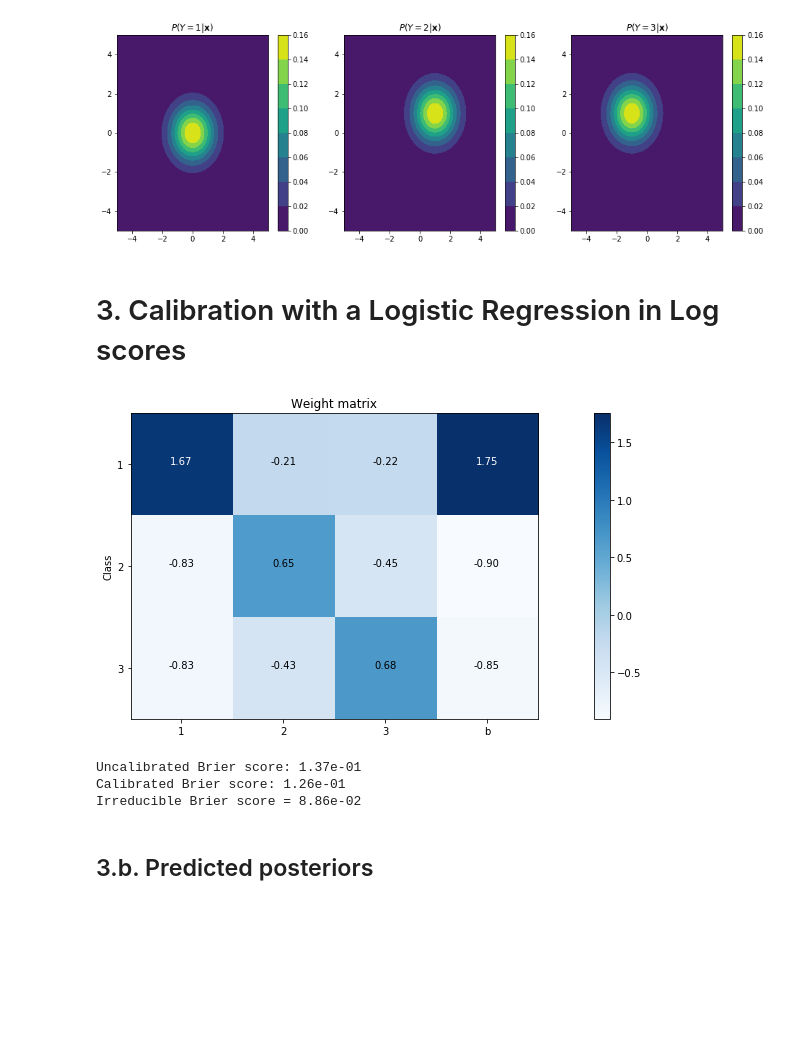
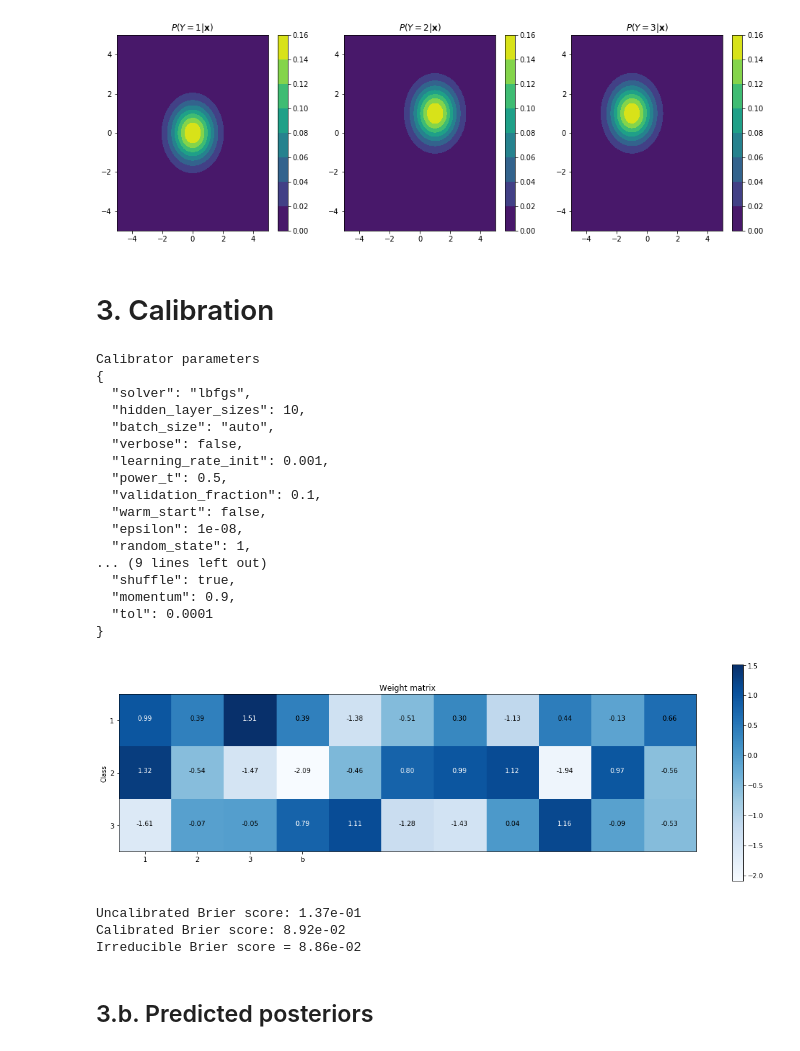
Before and after one commit to dirichletcal/experiments_neurips, a Jupyter notebook: notebooks/synthetic_data_gaussian_mixture_example.ipynb, the cells around one changed output. Drawn from its saved outputs; the diff is of its cells as text; code cells hidden in the pictures; blank space fills up the shorter version.

Commit message:
Added more complex calibrator

```diff
--- a/notebooks/synthetic_data_gaussian_mixture_example.ipynb
+++ b/notebooks/synthetic_data_gaussian_mixture_example.ipynb
@@ -269,22 +269,50 @@ for i in [0, 1, 2]:
 # %% [output]
 [figure]
 # %% [markdown]
-# 3. Calibration with a Logistic Regression in Log scores
+# 3. Calibration
 # %%
-from sklearn.linear_model import LogisticRegression
-
 eps = np.finfo(p_pred.dtype).eps
 log_pred = np.log(np.clip(p_pred, eps, 1))
 
-lr = LogisticRegression(C=1.0, solver='lbfgs', multi_class='multinomial').fit(log_pred, Y)
+#from sklearn.linear_model import LogisticRegression
+#calibrator = LogisticRegression(C=1.0, solver='lbfgs', multi_class='multinomial').fit(log_pred, Y)
 
-cal_pred = lr.predict_proba(log_pred)
+from sklearn.neural_network import MLPClassifier
+calibrator =  MLPClassifier(solver='lbfgs', alpha=1e-5,
+                            hidden_layer_sizes=(10), random_state=1).fit(log_pred, Y)
 
-y_pred_cal = lr.predict(log_pred)
+print('Calibrator parameters')
+import json
+print(json.dumps(calibrator.get_params(), indent=2))
 
-plot_weight_matrix(lr.coef_, lr.intercept_, classes=['1', '2', '3'])
+
+cal_pred = calibrator.predict_proba(log_pred)
+
+y_pred_cal = calibrator.predict(log_pred)
+
+if hasattr(calibrator, 'coef_'):
+    plot_weight_matrix(calibrator.coef_, calibrator.intercept_, classes=['1', '2', '3'])
+elif hasattr(calibrator, 'coefs_'):
+    plot_weight_matrix(calibrator.coefs_[-1].T, calibrator.intercepts_[-1], classes=['1', '2', '3'])
 # %% [output]
+Calibrator parameters
+{
+  "solver": "lbfgs",
+  "hidden_layer_sizes": 10,
+  "batch_size": "auto",
+  "verbose": false,
+  "learning_rate_init": 0.001,
+  "power_t": 0.5,
+  "validation_fraction": 0.1,
+  "warm_start": false,
+  "epsilon": 1e-08,
+  "random_state": 1,
+... (9 lines left out)
+  "shuffle": true,
+  "momentum": 0.9,
+  "tol": 0.0001
+}
-[figure, old version]
+[figure, new version]
 # %%
 print('Uncalibrated Brier score: {:.2e}'.format(mean_squared_error(Y_bin, p_pred)))
 print('Calibrated Brier score: {:.2e}'.format(mean_squared_error(Y_bin, cal_pred)))
@@ -294,7 +322,7 @@ true_posterior = mg.posterior(X)
 print('Irreducible Brier score = {:.2e}'.format(mean_squared_error(Y_bin, true_posterior)))
 # %% [output]
 Uncalibrated Brier score: 1.37e-01
-Calibrated Brier score: 1.26e-01
+Calibrated Brier score: 8.92e-02
 Irreducible Brier score = 8.86e-02
 # %% [markdown]
 ## 3.b. Predicted posteriors
```
Also changed, not shown: parts of 1 cell of this notebook.
